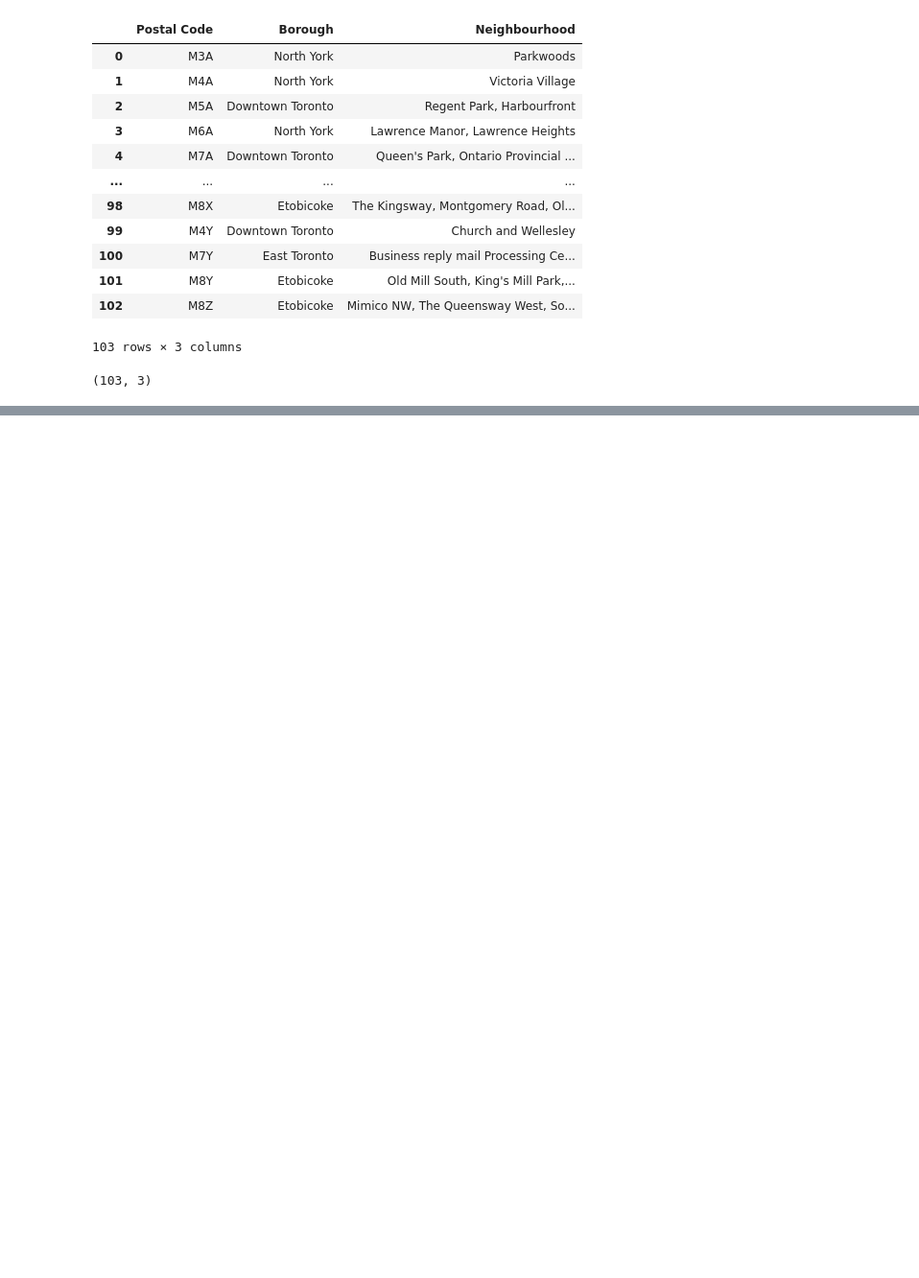
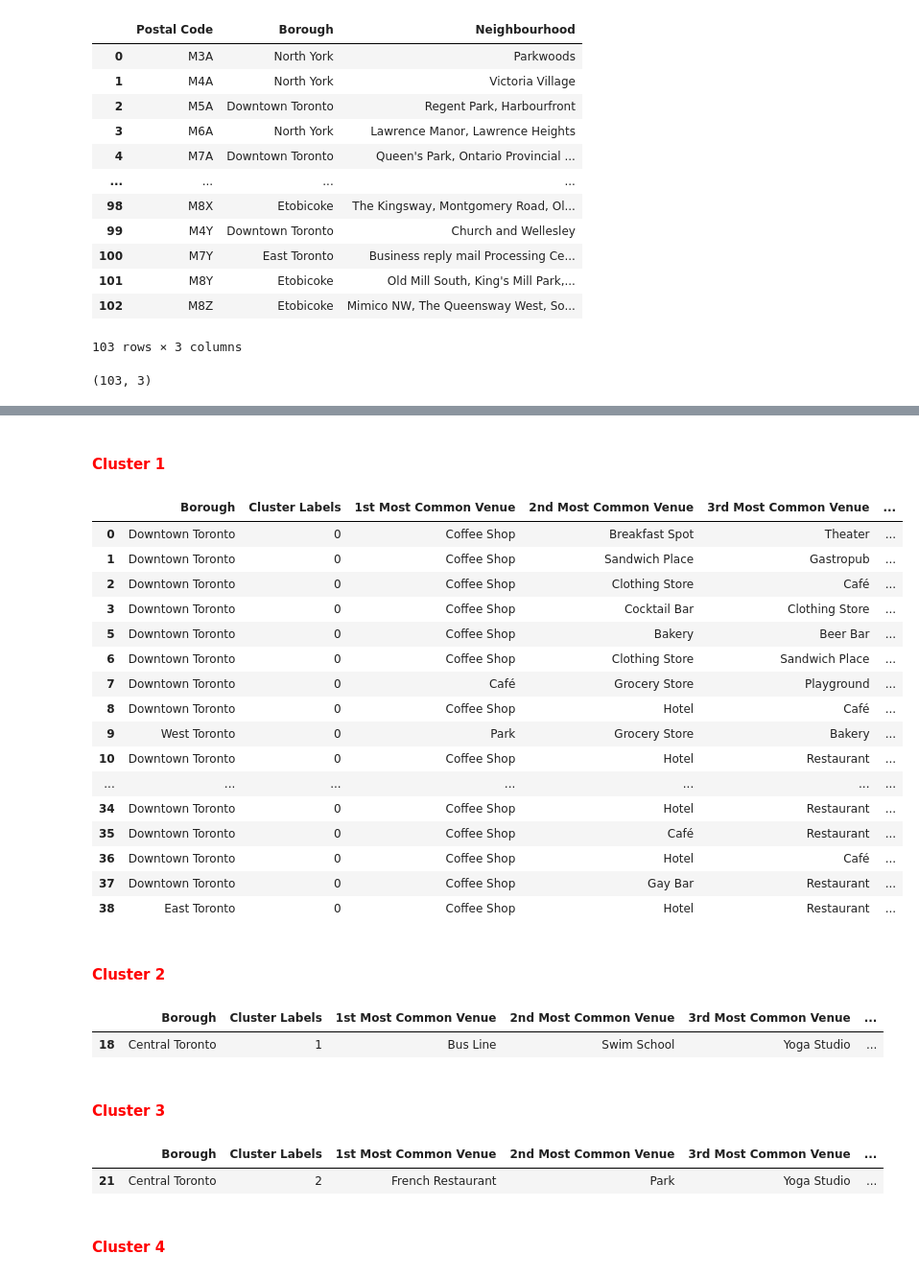
Before and after one commit to TomonagaNogami/Coursera_Capstone, a Jupyter notebook: Coursera_Capstone.ipynb, the cells around one changed output, grey strips where cells are left out. Shown at 96% size. Saved outputs shown, nothing was run; the diff lists cells and outputs as text; code cells hidden in the pictures; blank space fills up the shorter version.

Commit message:
Published from Watson Studio.

```diff
--- a/Coursera_Capstone.ipynb
+++ b/Coursera_Capstone.ipynb
@@ -76,0 +364,12 @@ neighborhood.shape
+# %%
+num_top_venues = 5
+
+for hood in tronto_grouped['Neighbourhood']:
+    print("----"+hood+"----")
+    temp = tronto_grouped[tronto_grouped['Neighbourhood'] == hood].T.reset_index()
+    temp.columns = ['venue','freq']
+    temp = temp.iloc[1:]
+    temp['freq'] = temp['freq'].astype(float)
+    temp = temp.round({'freq': 2})
+    print(temp.sort_values('freq', ascending=False).reset_index(drop=True).head(num_top_venues))
+    print('\n')
@@ -76,0 +396,6 @@ neighborhood.shape
+# %%
+def return_most_common_venues(row, num_top_venues):
+    row_categories = row.iloc[1:]
+    row_categories_sorted = row_categories.sort_values(ascending=False)
+
+    return row_categories_sorted.index.values[0:num_top_venues]
@@ -76,0 +433,14 @@ neighborhood.shape
+# %%
+# import k-means from clustering stage
+from sklearn.cluster import KMeans
+
+# set number of clusters
+kclusters = 5
+
+tronto_grouped_clustering = tronto_grouped.drop('Neighbourhood', 1)
+
+# run k-means clustering
+kmeans = KMeans(n_clusters=kclusters, random_state=0).fit(tronto_grouped_clustering)
+
+# check cluster labels generated for each row in the dataframe
+kmeans.labels_[0:20]
@@ -76,0 +452,10 @@ neighborhood.shape
+# %%
+# add clustering labels
+neighborhoods_venues_sorted.insert(0, 'Cluster Labels', kmeans.labels_)
+
+tronto_merged = tronto_data
+tronto_merged = tronto_merged.join(neighborhoods_venues_sorted.set_index('Neighbourhood'), on='Neighbourhood')
+tronto_merged = tronto_merged.dropna(how='any')
+tronto_merged = tronto_merged.astype({'Cluster Labels': 'int32'})
+
+tronto_merged.head() # check the last columns!
@@ -76,0 +500,38 @@ neighborhood.shape
+# %% [markdown]
+#### <font color='red'>Cluster 1</font>
+# %%
+tronto_merged.loc[tronto_merged['Cluster Labels'] == 0, tronto_merged.columns[[1] + list(range(5, tronto_merged.shape[1]))]]
+# %% [output]
+|  | Borough | Cluster Labels | 1st Most Common Venue | 2nd Most Common Venue | 3rd Most Common Venue | ... |
+| 0 | Downtown Toronto | 0 | Coffee Shop | Breakfast Spot | Theater | ... |
+| 1 | Downtown Toronto | 0 | Coffee Shop | Sandwich Place | Gastropub | ... |
+| 2 | Downtown Toronto | 0 | Coffee Shop | Clothing Store | Café | ... |
+| 3 | Downtown Toronto | 0 | Coffee Shop | Cocktail Bar | Clothing Store | ... |
+| 5 | Downtown Toronto | 0 | Coffee Shop | Bakery | Beer Bar | ... |
+| 6 | Downtown Toronto | 0 | Coffee Shop | Clothing Store | Sandwich Place | ... |
+| 7 | Downtown Toronto | 0 | Café | Grocery Store | Playground | ... |
+| 8 | Downtown Toronto | 0 | Coffee Shop | Hotel | Café | ... |
+| 9 | West Toronto | 0 | Park | Grocery Store | Bakery | ... |
+| 10 | Downtown Toronto | 0 | Coffee Shop | Hotel | Restaurant | ... |
+| ... | ... | ... | ... | ... | ... | ... |
+| 34 | Downtown Toronto | 0 | Coffee Shop | Hotel | Restaurant | ... |
+| 35 | Downtown Toronto | 0 | Coffee Shop | Café | Restaurant | ... |
+| 36 | Downtown Toronto | 0 | Coffee Shop | Hotel | Café | ... |
+| 37 | Downtown Toronto | 0 | Coffee Shop | Gay Bar | Restaurant | ... |
+| 38 | East Toronto | 0 | Coffee Shop | Hotel | Restaurant | ... |
+# %% [markdown]
+#### <font color='red'>Cluster 2</font>
+# %%
+tronto_merged.loc[tronto_merged['Cluster Labels'] == 1, tronto_merged.columns[[1] + list(range(5, tronto_merged.shape[1]))]]
+# %% [output]
+|  | Borough | Cluster Labels | 1st Most Common Venue | 2nd Most Common Venue | 3rd Most Common Venue | ... |
+| 18 | Central Toronto | 1 | Bus Line | Swim School | Yoga Studio | ... |
+# %% [markdown]
+#### <font color='red'>Cluster 3</font>
+# %%
+tronto_merged.loc[tronto_merged['Cluster Labels'] == 2, tronto_merged.columns[[1] + list(range(5, tronto_merged.shape[1]))]]
+# %% [output]
+|  | Borough | Cluster Labels | 1st Most Common Venue | 2nd Most Common Venue | 3rd Most Common Venue | ... |
+| 21 | Central Toronto | 2 | French Restaurant | Park | Yoga Studio | ... |
+# %% [markdown]
+#### <font color='red'>Cluster 4</font>
```
Also changed, not shown: parts of 53 cells of this notebook.
